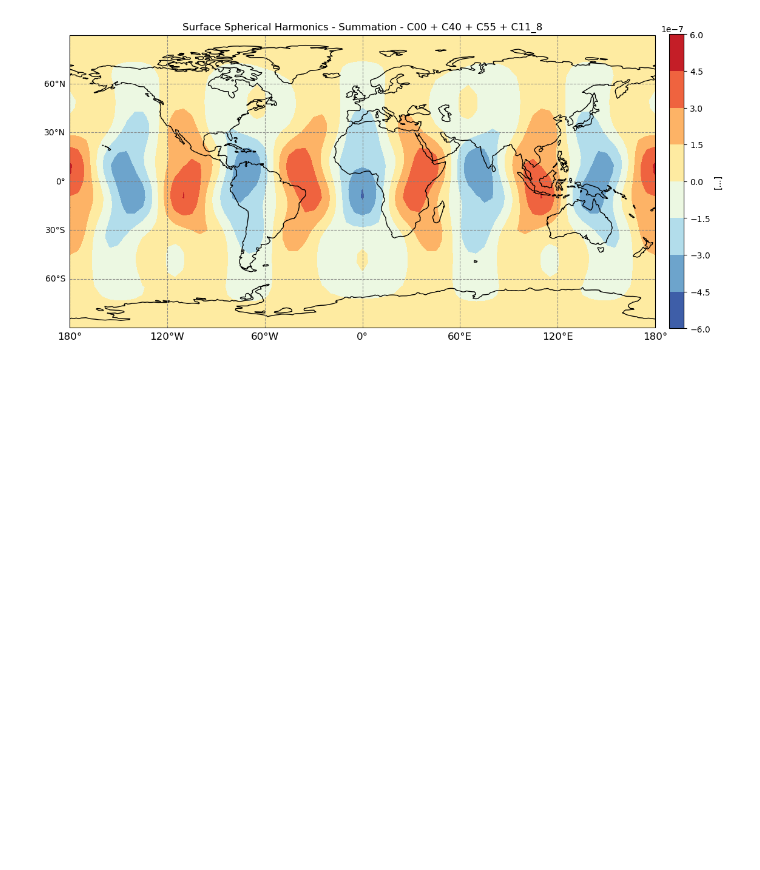
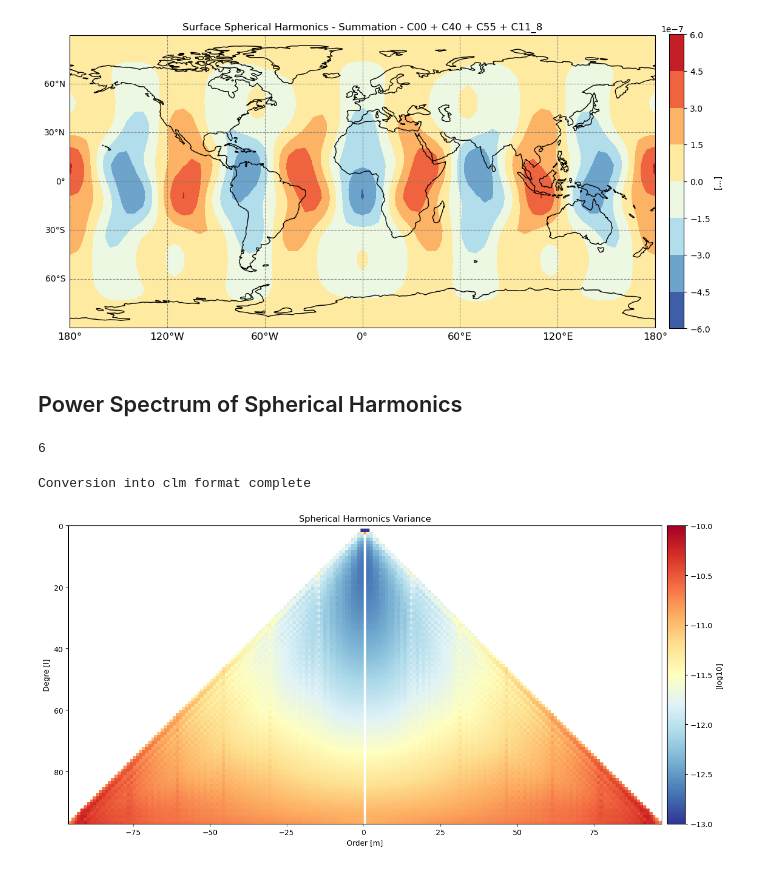
Before and after one commit to GESS-research-group/pyshbundle, a Jupyter notebook: notebooks/test_pyshbundle.ipynb, the cells around one changed output. Drawn from its saved outputs; the diff is of its cells as text; code cells hidden in the pictures; blank space fills up the shorter version.

Commit message:
signal and uncertainity mean per degree

```diff
--- a/notebooks/test_pyshbundle.ipynb
+++ b/notebooks/test_pyshbundle.ipynb
@@ -1433,3 +1412,53 @@ plt.title(f"Surface Spherical Harmonics - Summation - C00 + C40 + C55 + C11_8")
 plt.show()
 # %% [output]
 [figure]
+# %% [markdown]
+## Power Spectrum of Spherical Harmonics
+# %%
+no_of_years = len(sh_clm[0])
+degree = sh_clm[0]
+order = sh_clm[1]
+clm = sh_clm[2]
+slm = sh_clm[3]
+
+delta_clm = sh_clm[4]
+delta_slm = sh_clm[5]
+
+# Why include start and end dates and there seems to be a bug in implementation
+start_date = sh_clm[6]
+end_date = sh_clm[7]
+# %%
+sh_clm = [degree, order, delta_clm, delta_slm, start_date, end_date]
+len(sh_clm)
+# %% [output]
+6
+# %%
+sc_var = pyshbundle.clm2sc.clm2sc(sh_clm)
+# %% [output]
+Conversion into clm format complete
+# %%
+# creating a vector for labels
+lmax = 96
+# plotting settings
+from mpl_toolkits.axes_grid1 import make_axes_locatable
+import matplotlib as mpl
+
+# making ploting canvas
+fig, ax = plt.subplots(figsize=(15, 7.5))
+im = plt.imshow(np.log10(np.abs(sc_var[100, :, :])),cmap='RdYlBu_r', extent=[-lmax, lmax+1, lmax+1, 0], vmin=-13, vmax=-10) # drawing the function
+
+plt.xlabel("Order [m]")
+plt.ylabel("Degre [l]")
+plt.title("Spherical Harmonics Variance")
+
+# zero divide error but something to start with
+divider = make_axes_locatable(ax)
+colorbar_axes = divider.append_axes("right",
+                                    size="3%",
+                                    pad=0.1)
+
+# Using new axes for colorbar
+plt.colorbar(im, cax=colorbar_axes, label=f"[log10]")
+plt.show()
+# %% [output]
+[figure, added]
```
Also changed, not shown: parts of 7 cells of this notebook.
